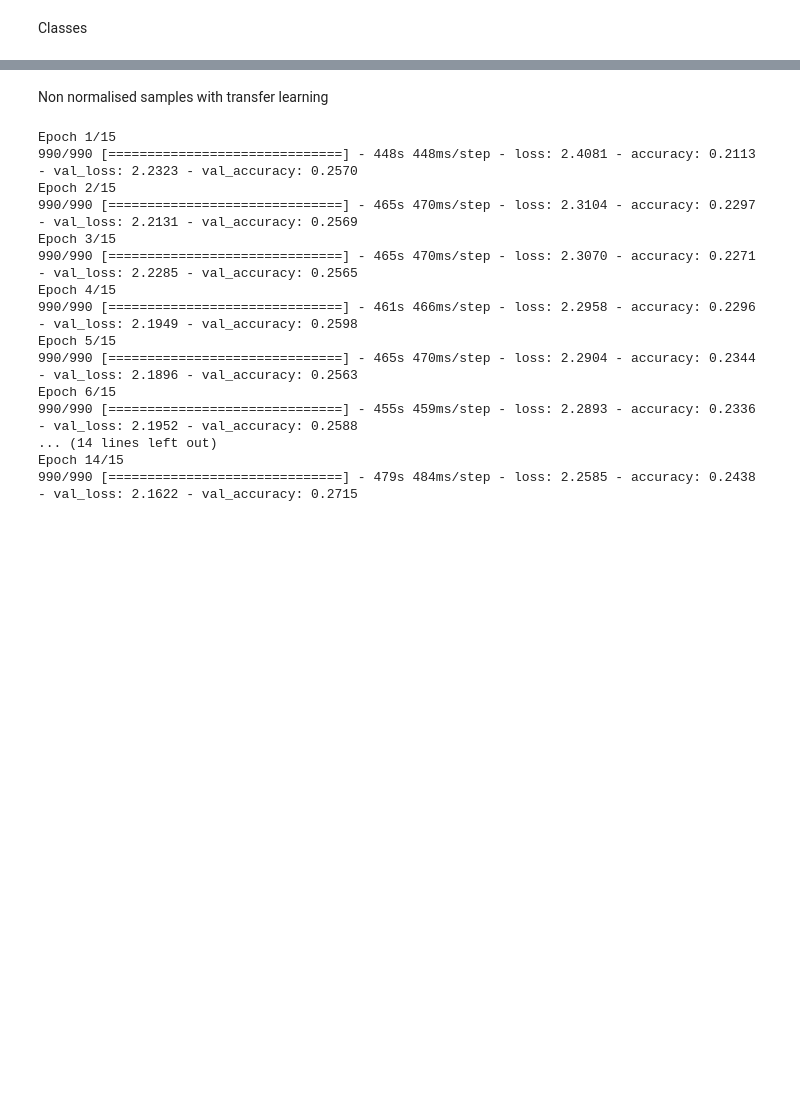
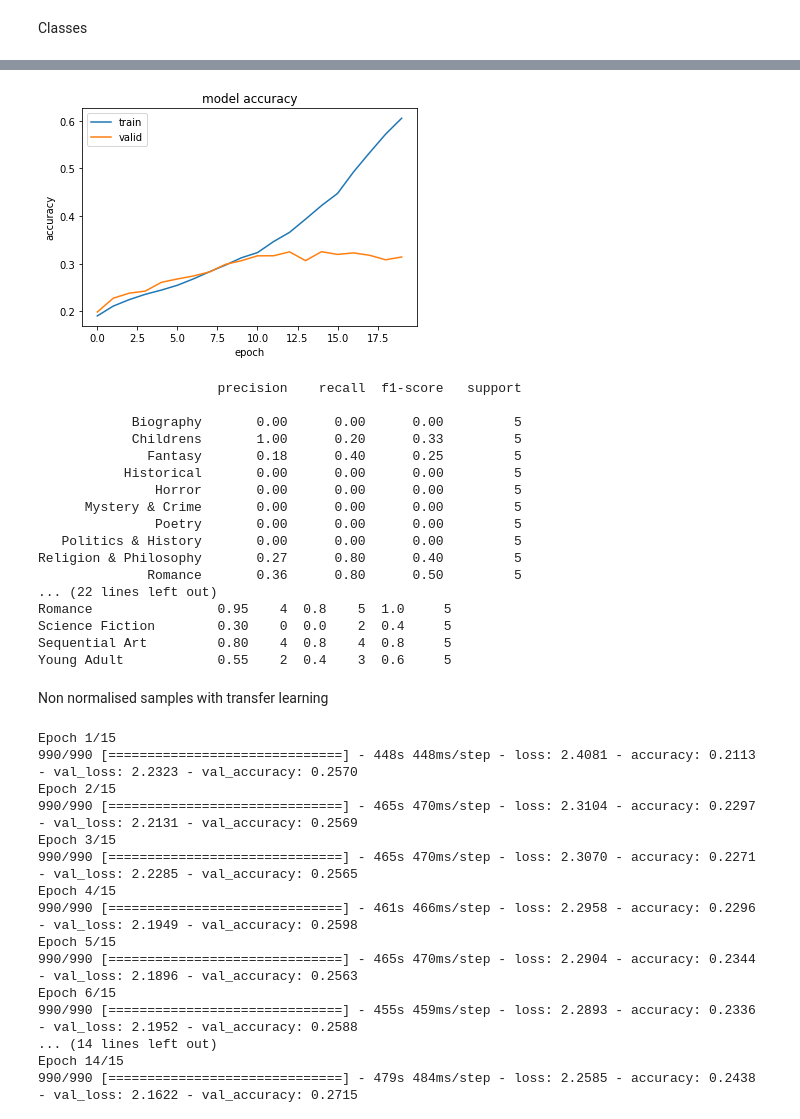
Before and after one commit to A-Istrate/80629_Project, a Jupyter notebook: ML_TPG_new_samples.ipynb, the cells around one changed output, grey strips where cells are left out. Drawn from its saved outputs; the diff is of its cells as text; code cells hidden in the pictures; blank space fills up the shorter version.

```diff
--- a/ML_TPG_new_samples.ipynb
+++ b/ML_TPG_new_samples.ipynb
@@ -346,3 +316,24 @@ The average score is 0.737
+# %%
+show_results(history,model,survey_ds)
+# %% [output]
+[figure, added]
+                       precision    recall  f1-score   support
+
+            Biography       0.00      0.00      0.00         5
+            Childrens       1.00      0.20      0.33         5
+              Fantasy       0.18      0.40      0.25         5
+           Historical       0.00      0.00      0.00         5
+               Horror       0.00      0.00      0.00         5
+      Mystery & Crime       0.00      0.00      0.00         5
+               Poetry       0.00      0.00      0.00         5
+   Politics & History       0.00      0.00      0.00         5
+Religion & Philosophy       0.27      0.80      0.40         5
+              Romance       0.36      0.80      0.50         5
+... (22 lines left out)
+Romance                0.95    4  0.8    5  1.0     5
+Science Fiction        0.30    0  0.0    2  0.4     5
+Sequential Art         0.80    4  0.8    4  0.8     5
+Young Adult            0.55    2  0.4    3  0.6     5
 # %% [markdown]
 Non normalised samples with transfer learning
 # %%
```
Also changed, not shown: parts of 54 cells of this notebook, 3 other files.
